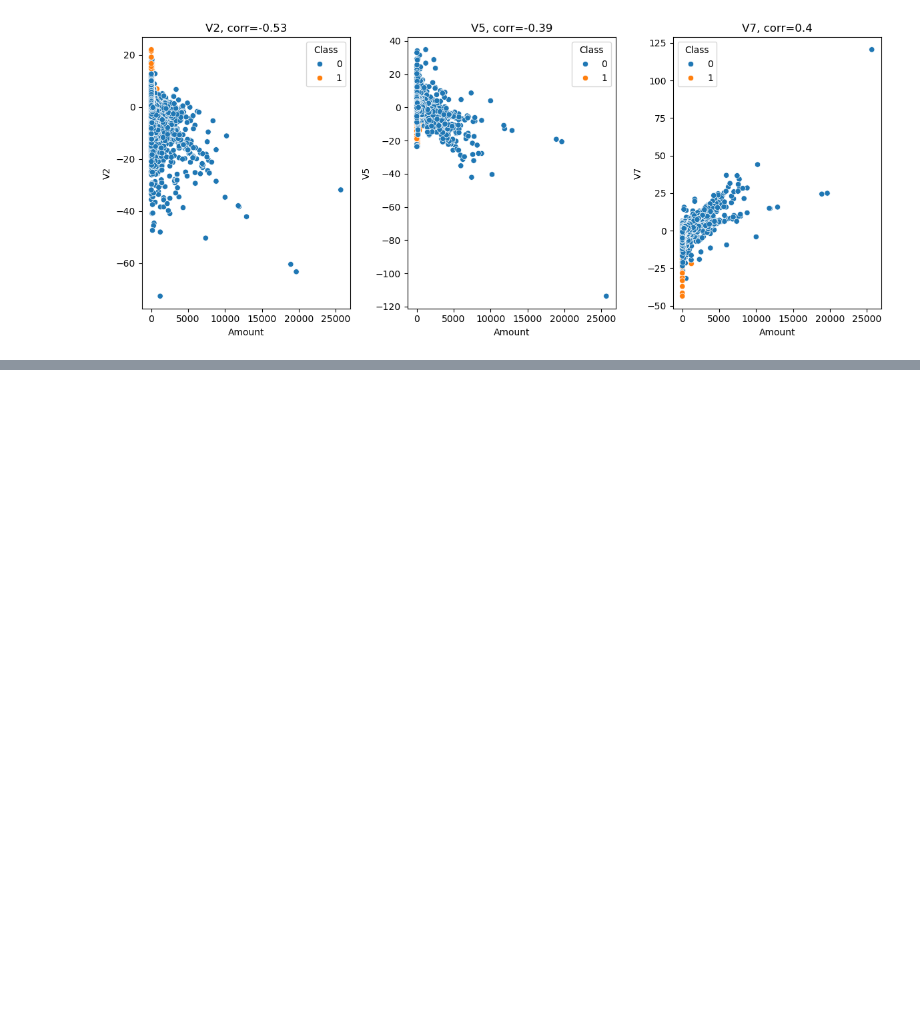
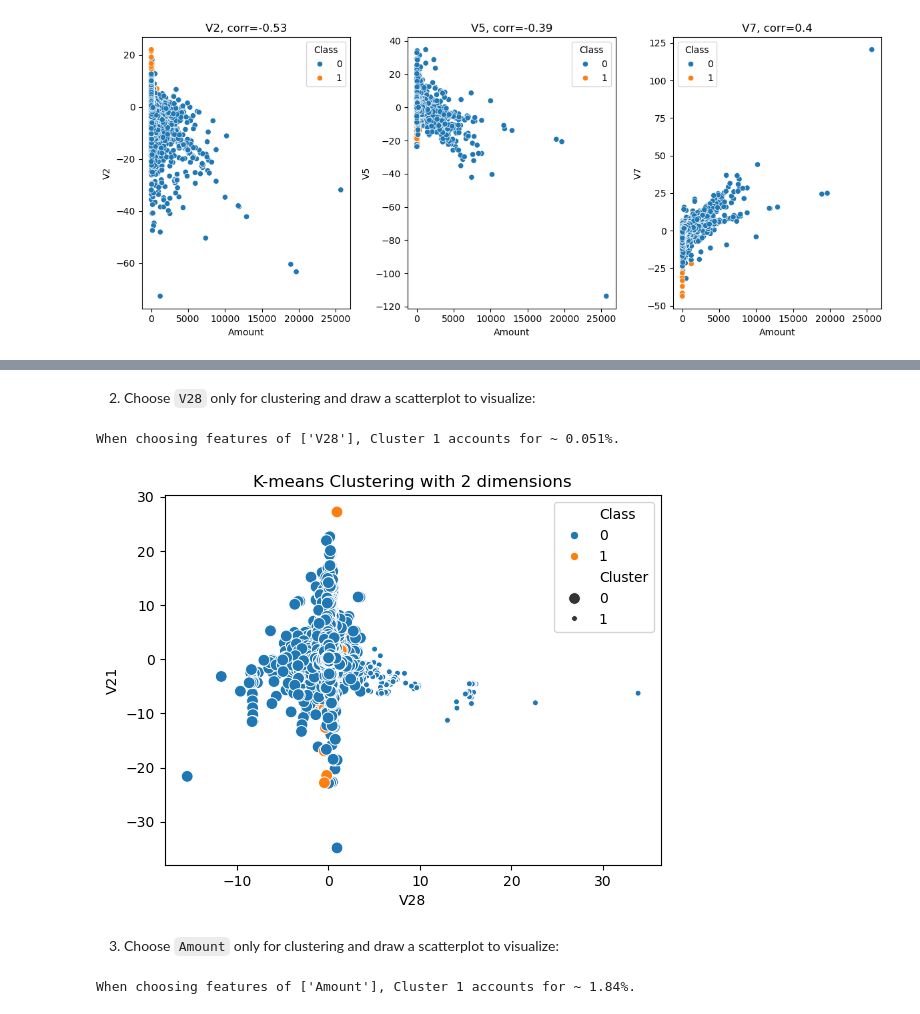
Before and after one commit to zxie9/Capstone-Project-Three, a Jupyter notebook: Notebooks/2. Data Wrangling and EDA.ipynb, the cells around one changed output, grey strips where cells are left out. Saved outputs shown, nothing was run; the diff lists cells and outputs as text; code cells hidden in the pictures; blank space fills up the shorter version.

```diff
--- a/Notebooks/2. Data Wrangling and EDA.ipynb
+++ b/Notebooks/2. Data Wrangling and EDA.ipynb
@@ -265,0 +385,40 @@ plt.show()
+# %% [markdown]
+2. Choose `V28` only for clustering and draw a scatterplot to visualize:
+# %%
+c2_data = c_data.drop(['Cluster'], axis=1)
+c2_features = ['V28']
+
+X = c2_data[c2_features]
+
+clustering_kmeans = KMeans(n_clusters=2, random_state=0, n_init="auto")
+c2_data['Cluster'] = clustering_kmeans.fit_predict(X)
+
+Cluster_counts = np.bincount(c2_data['Cluster'])
+p2 = Cluster_counts[1] / sum(Cluster_counts)
+print( "When choosing features of "+ str(c2_features) +", Cluster 1 accounts for ~ "+ str( round(p2*100, 3) ) + "%." )
+# %% [output]
+When choosing features of ['V28'], Cluster 1 accounts for ~ 0.051%.
+# %%
+# Scatterplot
+c2_data['Class'] = data['Class']
+sns.scatterplot(x="V28", y="V21", size= 'Cluster', hue='Class', data=c2_data)
+plt.title('K-means Clustering with 2 dimensions')
+plt.show()
+# %% [output]
+[figure, added]
+# %% [markdown]
+3. Choose `Amount` only for clustering and draw a scatterplot to visualize:
+# %%
+c2_data = c_data.drop(['Cluster'], axis=1)
+c2_features = ['Amount']
+
+X = c2_data[c2_features]
+
+clustering_kmeans = KMeans(n_clusters=2, random_state=0, n_init="auto")
+c2_data['Cluster'] = clustering_kmeans.fit_predict(X)
+
+Cluster_counts = np.bincount(c2_data['Cluster'])
+p2 = Cluster_counts[1] / sum(Cluster_counts)
+print( "When choosing features of "+ str(c2_features) +", Cluster 1 accounts for ~ "+ str( round(p2*100, 2) ) + "%." )
+# %% [output]
+When choosing features of ['Amount'], Cluster 1 accounts for ~ 1.84%.
```
Also changed, not shown: parts of 36 cells of this notebook.
